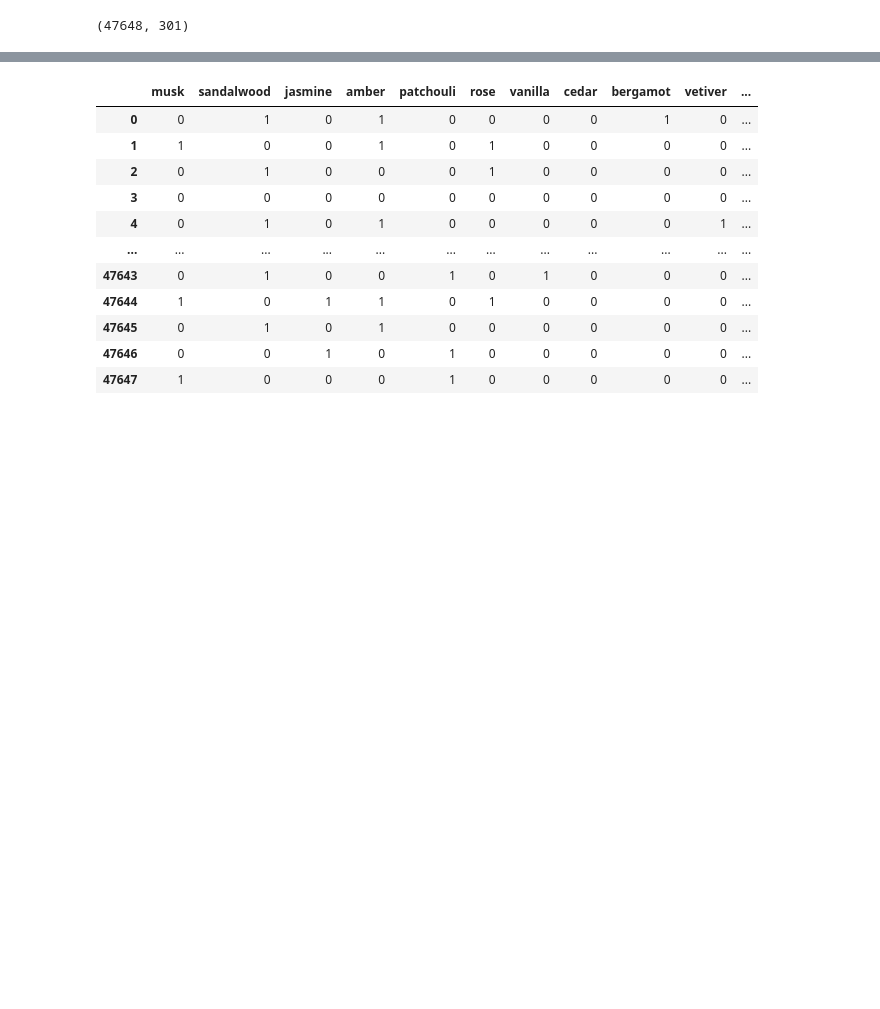
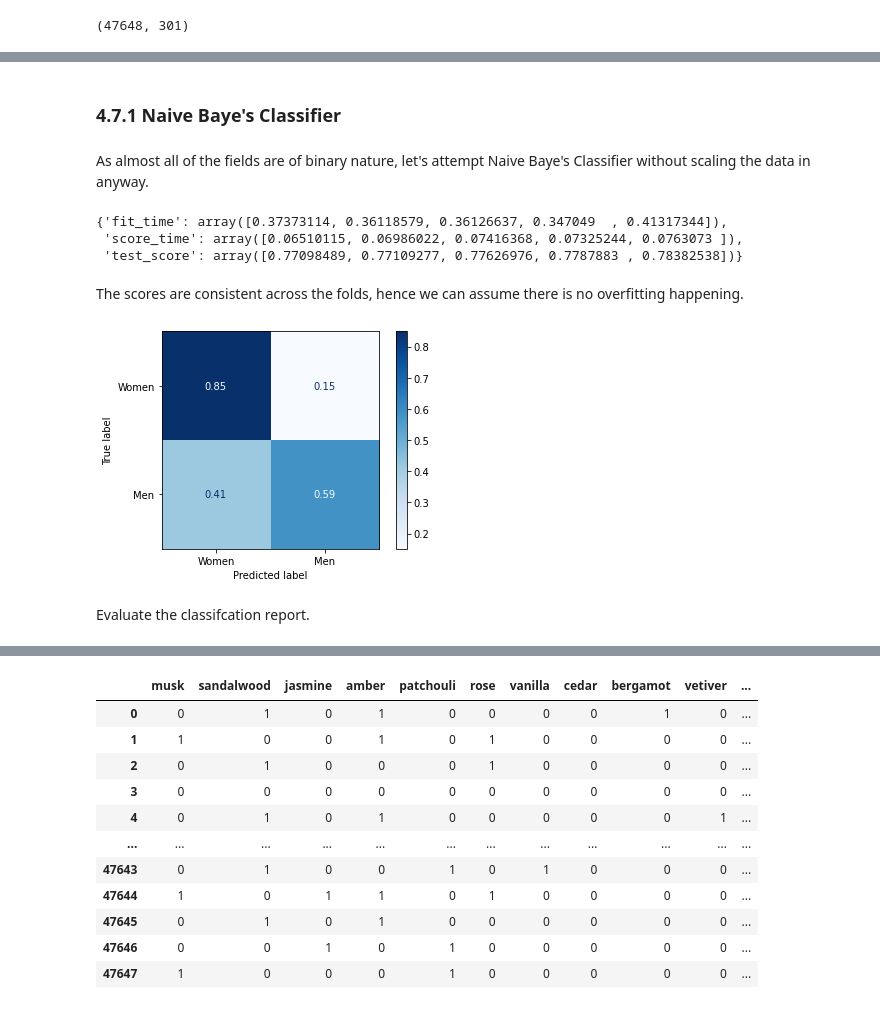
Before and after one commit to rporuthur/Springboard, a Jupyter notebook: SecondCapstone/notebook/04_preprocessing_and_training.ipynb, the cells around one changed output, grey strips where cells are left out. Saved outputs shown, nothing was run; the diff lists cells and outputs as text; code cells hidden in the pictures; blank space fills up the shorter version.

```diff
--- a/SecondCapstone/notebook/04_preprocessing_and_training.ipynb
+++ b/SecondCapstone/notebook/04_preprocessing_and_training.ipynb
@@ -123,0 +92,4 @@ df.shape
+# %%
+X_train, X_test, y_train, y_test = train_test_split(df.drop(columns='label'),
+                                                    df.label, test_size=0.25,
+                                                    random_state=47, shuffle=True, stratify=df.label)
@@ -123,0 +144,6 @@ df.shape
+# %%
+# strategies = ['most_frequent', 'stratified', 'uniform', 'constant']
+
+dummy_model = DummyClassifier(strategy='most_frequent', random_state=0)
+dummy_model.fit(X_train, y_train)
+dummy_model.score(X_test, y_test)
@@ -123,0 +156,25 @@ df.shape
+# %% [markdown]
+### 4.7.1 Naive Baye's Classifier<a id='4.7.1_Naive_Bayes'></a>
+# %% [markdown]
+As almost all of the fields are of binary nature, let's attempt Naive Baye's Classifier without scaling the data in anyway.
+# %%
+naive_model = BernoulliNB(alpha=1)
+test_scores = cross_validate(naive_model, X_train, y_train, cv=5)
+test_scores
+# %% [output]
+{'fit_time': array([0.37373114, 0.36118579, 0.36126637, 0.347049  , 0.41317344]),
+ 'score_time': array([0.06510115, 0.06986022, 0.07416368, 0.07325244, 0.0763073 ]),
+ 'test_score': array([0.77098489, 0.77109277, 0.77626976, 0.7787883 , 0.78382538])}
+# %% [markdown]
+The scores are consistent across the folds, hence we can assume there is no overfitting happening.
+# %%
+# fit the model and get predictions
+naive_model.fit(X_train, y_train)
+y_pred = naive_model.predict(X_test)
+# %%
+plot_confusion_matrix(naive_model, X_test, y_test, display_labels=['Women', 'Men'], cmap='Blues', normalize='true')
+plt.show();
+# %% [output]
+[figure, added]
+# %% [markdown]
+Evaluate the classifcation report.
```
Also changed, not shown: parts of 76 cells of this notebook.
